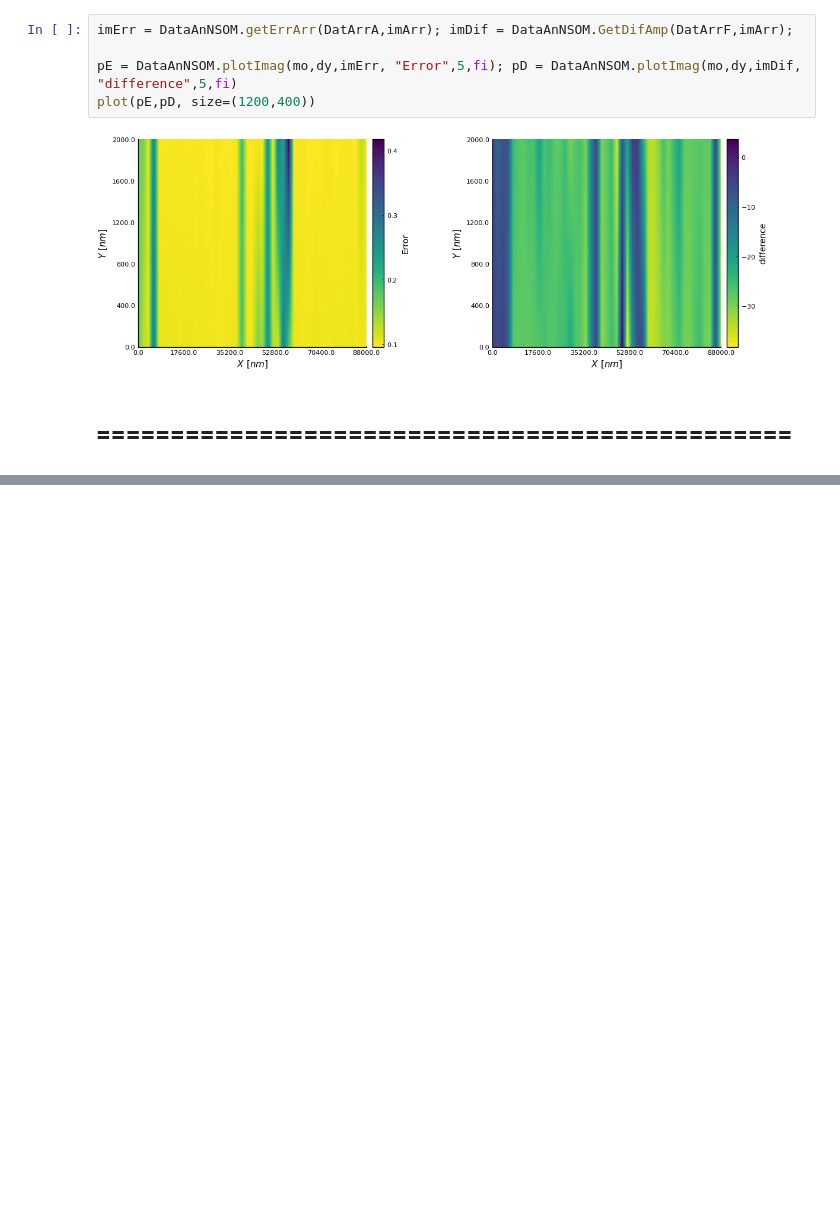
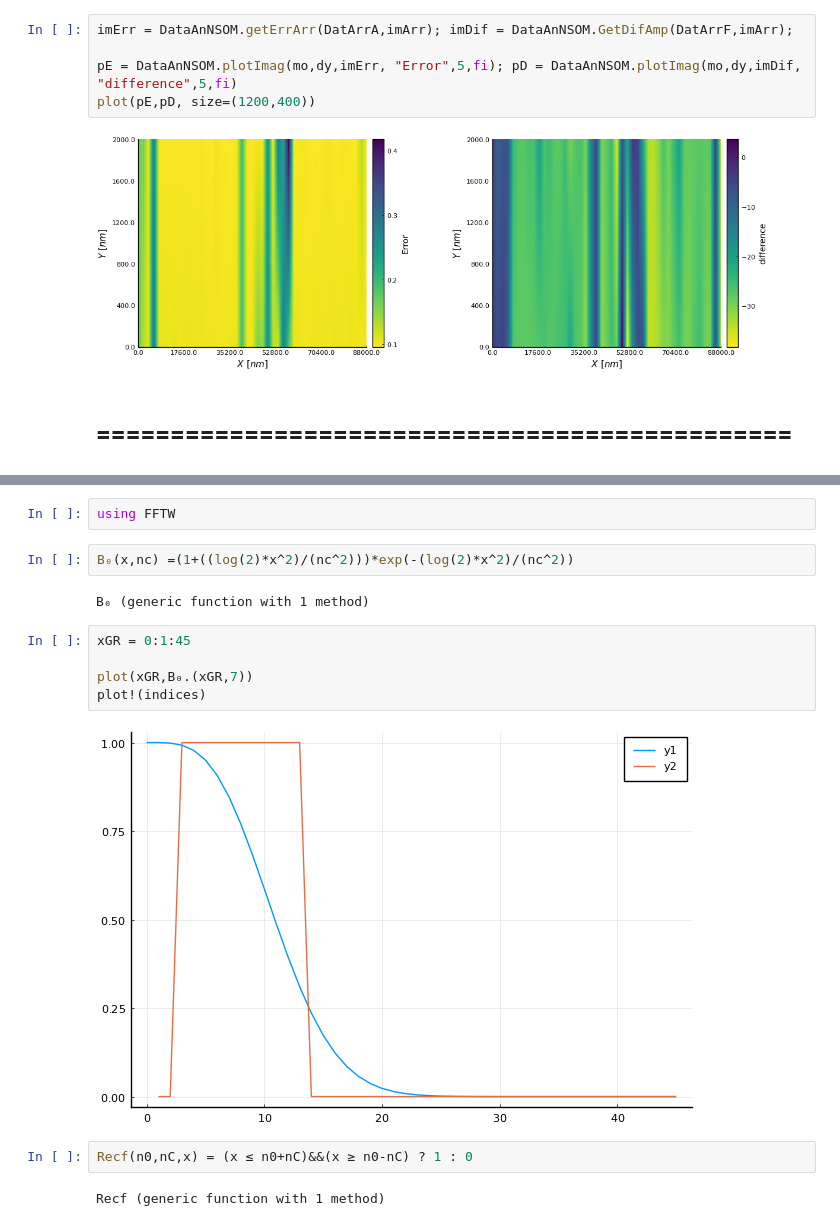
Before and after one commit to Gabmtzz/juDataNSOM, a Jupyter notebook: notebook/nsomdata.ipynb, the cells around one changed output, grey strips where cells are left out. Drawn from its saved outputs; the diff is of its cells as text; blank space fills up the shorter version.

```diff
--- a/notebook/nsomdata.ipynb
+++ b/notebook/nsomdata.ipynb
@@ -61,0 +62,17 @@ DataAnNSOM.plotImag(mo,dy,datFiltr, "Error",5,fi)
+# %%
+using FFTW
+# %%
+B₀(x,nc) =(1+((log(2)*x^2)/(nc^2)))*exp(-(log(2)*x^2)/(nc^2))
+# %% [output]
+B₀ (generic function with 1 method)
+# %%
+xGR = 0:1:45
+
+plot(xGR,B₀.(xGR,7))
+plot!(indices)
+# %% [output]
+[figure, added]
+# %%
+Recf(n0,nC,x) = (x ≤ n0+nC)&&(x ≥ n0-nC) ? 1 : 0
+# %% [output]
+Recf (generic function with 1 method)
```
Also changed, not shown: parts of 4 cells of this notebook, 2 other files.
